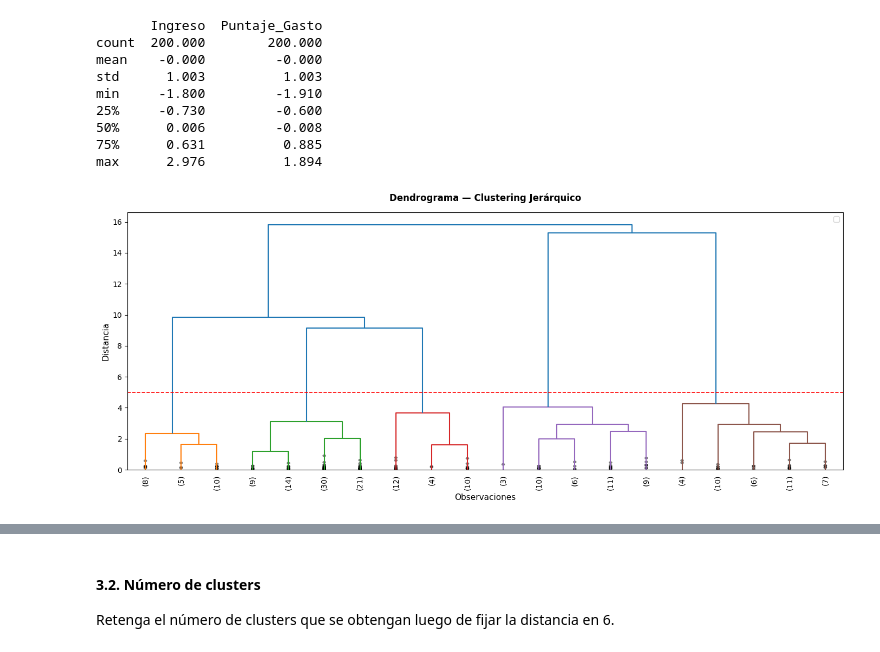
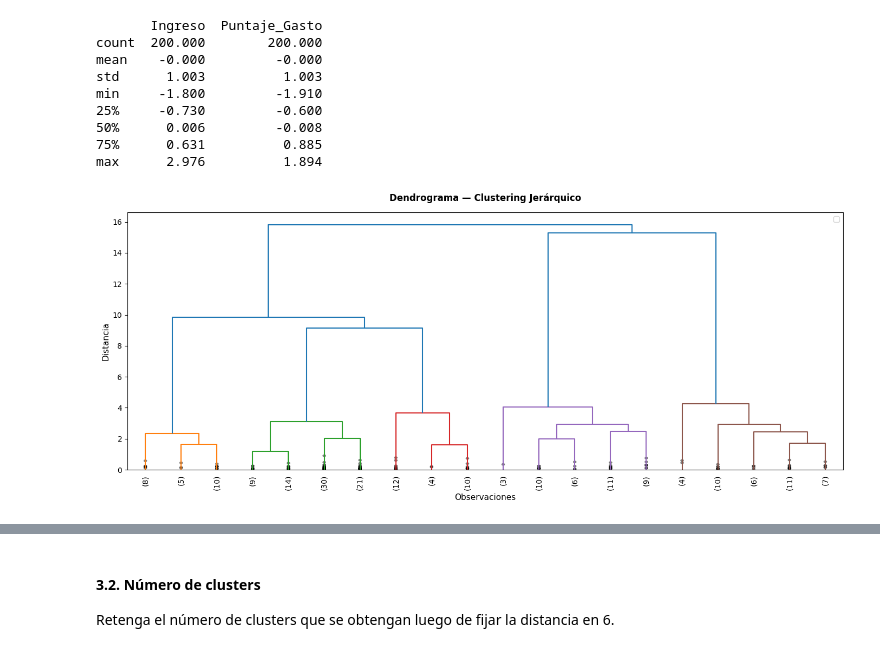
Before and after one commit to camto-24/Taller-2-Aprendizaje-no-supervisado, a Jupyter notebook: S4_Taller_Jerarquico_DBSCAN.ipynb, the cells around one changed output, grey strips where cells are left out. Drawn from its saved outputs; the diff is of its cells as text; code cells hidden in the pictures.

```diff
--- a/S4_Taller_Jerarquico_DBSCAN.ipynb
+++ b/S4_Taller_Jerarquico_DBSCAN.ipynb
@@ -166,28 +166,27 @@ max      2.976          1.894
 # %%
 # Calculamos la matriz de distancias euclidianas
 dist_matrix = pdist(X_scaled, metric='euclidean')
 
 # Construimos el dendrograma usando enlace Ward
 Z = linkage(dist_matrix, method='ward')
 
 #Graficamos el dendograma
 fig, ax = plt.subplots(figsize=(14, 6))
 
 d = dendrogram(Z, ax=ax,truncate_mode='lastp', p=20,
     leaf_rotation=90, leaf_font_size=10,
     show_contracted=True, color_threshold=5,
 )
 
 ax.set_title('Dendrograma — Clustering Jerárquico',
              fontsize=12, fontweight='bold', pad=15)
 ax.set_xlabel('Observaciones', fontsize=11)
 ax.set_ylabel('Distancia', fontsize=11)
-ax.axhline(y=5, color='red', linestyle='--', linewidth=1.2)
 ax.legend(fontsize=10)
 
 plt.tight_layout()
 plt.savefig('dendrograma_ward.png', dpi=150, bbox_inches='tight')
 plt.show()
 # %% [output]
-[figure, old version]
+[figure, new version]
 # %% [markdown]
```
Also changed, not shown: parts of 3 cells of this notebook.
